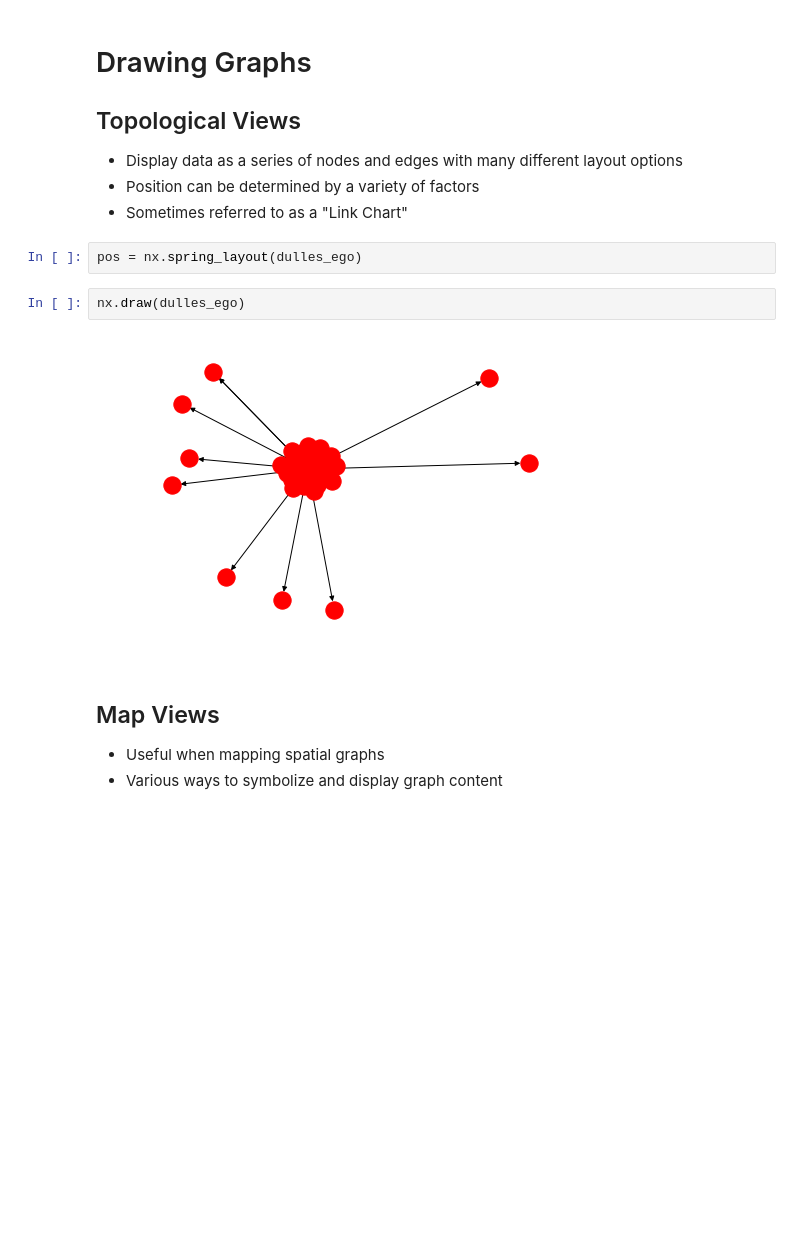
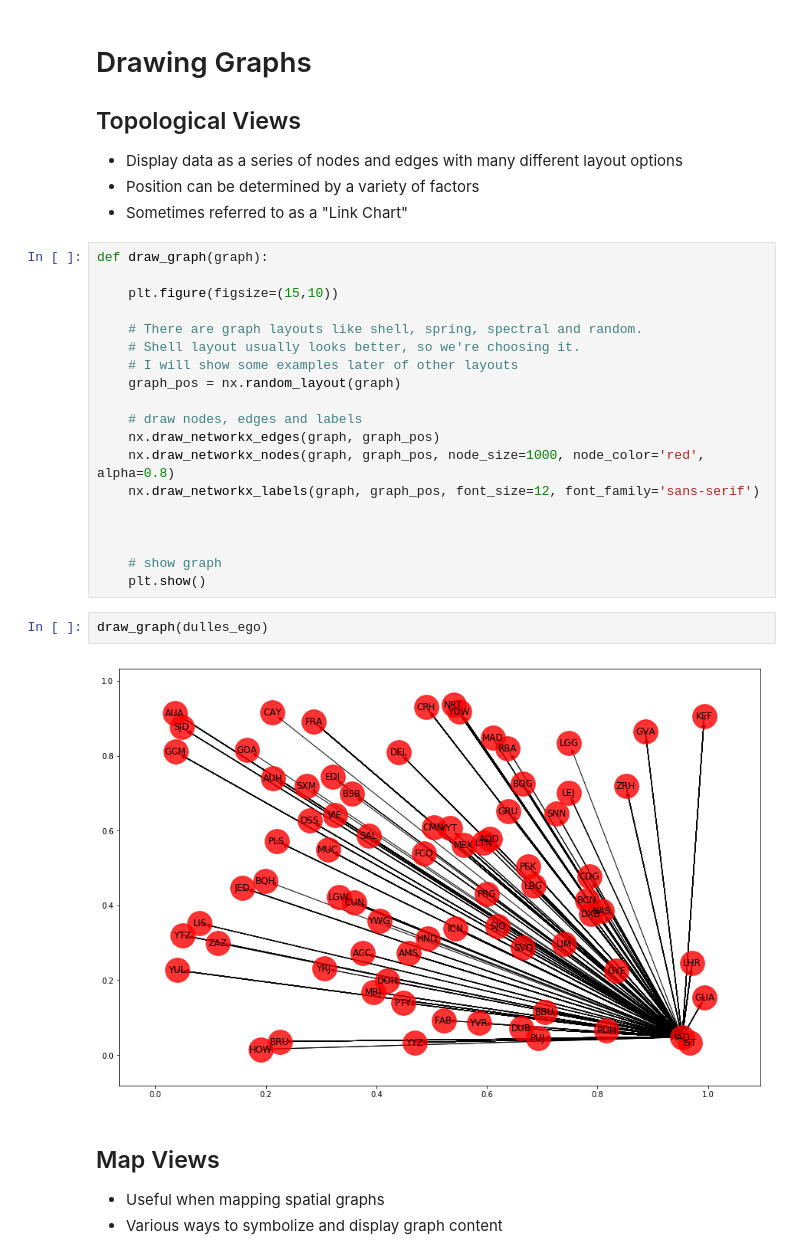
Before and after one commit to GeoJamesJones/GraphAnalysisDemo, a Jupyter notebook: Sample Graph Work.ipynb, the cells around one changed output. Saved outputs shown, nothing was run; the diff lists cells and outputs as text; blank space fills up the shorter version.

Commit message:
Added images to notebook

```diff
--- a/Sample Graph Work.ipynb
+++ b/Sample Graph Work.ipynb
@@ -439,12 +427,29 @@ dulles_ego = nx.ego_graph(mG, 'IAD')
 - Display data as a series of nodes and edges with many different layout options
 - Position can be determined by a variety of factors
 - Sometimes referred to as a "Link Chart"
-# %%
-pos = nx.spring_layout(dulles_ego)
-# %%
-nx.draw(dulles_ego)
-# %% [output]
-[figure, removed]
+# %%
+def draw_graph(graph):
+
+    plt.figure(figsize=(15,10))
+
+    # There are graph layouts like shell, spring, spectral and random.
+    # Shell layout usually looks better, so we're choosing it.
+    # I will show some examples later of other layouts
+    graph_pos = nx.random_layout(graph)
+
+    # draw nodes, edges and labels
+    nx.draw_networkx_edges(graph, graph_pos)
+    nx.draw_networkx_nodes(graph, graph_pos, node_size=1000, node_color='red', alpha=0.8)
+    nx.draw_networkx_labels(graph, graph_pos, font_size=12, font_family='sans-serif')
+
+
+
+    # show graph
+    plt.show()
+# %%
+draw_graph(dulles_ego)
+# %% [output]
+[figure, added]
 # %% [markdown]
 ## Map Views
 
```
Also changed, not shown: parts of 23 cells of this notebook, 11 other files.
